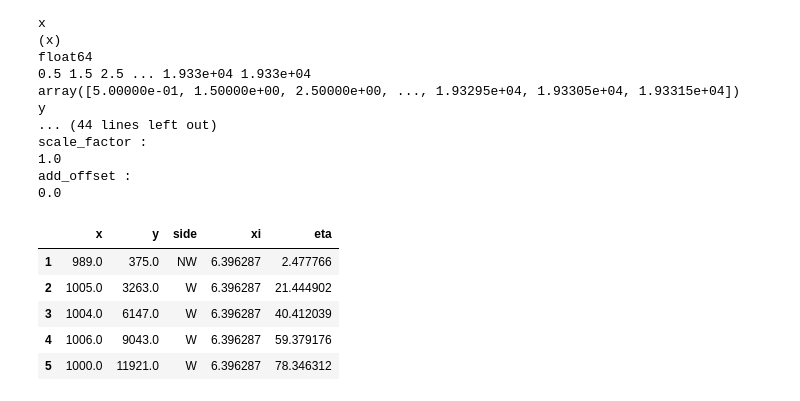
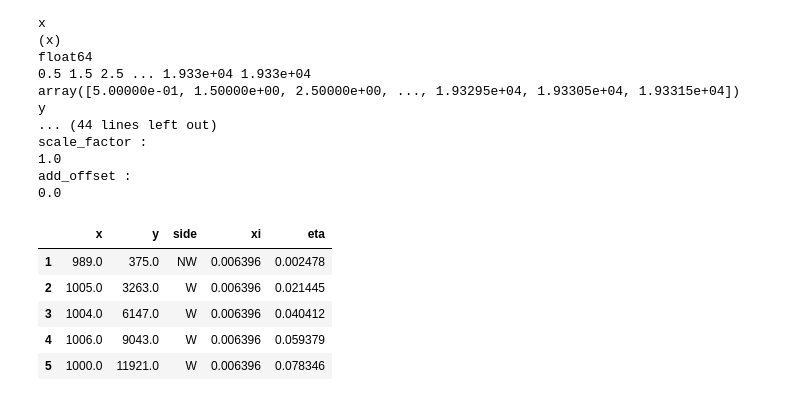
Before and after one commit to lorisdanjou/KH-5_ARGON_images_processing, a Jupyter notebook: internal_orientation.ipynb, the cells around one changed output. Drawn from its saved outputs; the diff is of its cells as text; code cells hidden in the pictures.

```diff
--- a/internal_orientation.ipynb
+++ b/internal_orientation.ipynb
@@ -118,6 +118,7 @@ add_offset :
 # %% [markdown]
 Extract fiducial marks locations in image and fiducial coordinates:
 # %%
+SIZE_FILM = 127e-3
 FMs = pd.DataFrame(
     [
         # top left corner
@@ -169,18 +170,18 @@ FMs.loc[20:24, "side"] = "N"
 # cast as float
 FMs = FMs.astype({"x": float, "y": float})
 
-xiW = FMs.loc[FMs["side"].apply(lambda x: x.__contains__("W")), "x"].mean() * 127/shx
-etaS = FMs.loc[FMs["side"].apply(lambda x: x.__contains__("S")), "y"].mean() * 127/shy
-xiE = FMs.loc[FMs["side"].apply(lambda x: x.__contains__("E")), "x"].mean() * 127/shx
-etaN = FMs.loc[FMs["side"].apply(lambda x: x.__contains__("N")), "y"].mean() * 127/shy
+xiW = FMs.loc[FMs["side"].apply(lambda x: x.__contains__("W")), "x"].mean() * SIZE_FILM/shx
+etaS = FMs.loc[FMs["side"].apply(lambda x: x.__contains__("S")), "y"].mean() * SIZE_FILM/shy
+xiE = FMs.loc[FMs["side"].apply(lambda x: x.__contains__("E")), "x"].mean() * SIZE_FILM/shx
+etaN = FMs.loc[FMs["side"].apply(lambda x: x.__contains__("N")), "y"].mean() * SIZE_FILM/shy
 
 FMs.loc[FMs["side"].apply(lambda x: x.__contains__("W")), "xi"] = xiW
 FMs.loc[FMs["side"].apply(lambda x: x.__contains__("S")), "eta"] = etaS
 FMs.loc[FMs["side"].apply(lambda x: x.__contains__("E")), "xi"] = xiE
 FMs.loc[FMs["side"].apply(lambda x: x.__contains__("N")), "eta"] = etaN
 
-delta_xi = (127 - xiW - (127 - xiE)) / 6
-delta_eta = (127 - etaN - (127 - etaS)) /6
+delta_xi = (SIZE_FILM - xiW - (SIZE_FILM - xiE)) / 6
+delta_eta = (SIZE_FILM - etaN - (SIZE_FILM - etaS)) /6
 
 # FMs.loc[2:6, "eta"] = FMs.loc[2:6, "y"] * 127 / shy
 # FMs.loc[8:12, "xi"] = FMs.loc[8:12, "x"] * 127 / shx
@@ -366,44 +367,44 @@ FMs.loc[2:6, "side"] = "W"
 FMs.loc[7, "side"] = "SW"
 FMs.loc[8:12, "side"] = "S"
 FMs.loc[13, "side"] = "SE"
 FMs.loc[14:18, "side"] = "E"
 FMs.loc[19, "side"] = "NE"
 FMs.loc[20:24, "side"] = "N"
 
 # cast as float
 FMs = FMs.astype({"x": float, "y": float})
 
-xiW = FMs.loc[FMs["side"].apply(lambda x: x.__contains__("W")), "x"].mean() * 127/shx
-etaS = FMs.loc[FMs["side"].apply(lambda x: x.__contains__("S")), "y"].mean() * 127/shy
-xiE = FMs.loc[FMs["side"].apply(lambda x: x.__contains__("E")), "x"].mean() * 127/shx
-etaN = FMs.loc[FMs["side"].apply(lambda x: x.__contains__("N")), "y"].mean() * 127/shy
+xiW = FMs.loc[FMs["side"].apply(lambda x: x.__contains__("W")), "x"].mean() * SIZE_FILM/shx
+etaS = FMs.loc[FMs["side"].apply(lambda x: x.__contains__("S")), "y"].mean() * SIZE_FILM/shy
+xiE = FMs.loc[FMs["side"].apply(lambda x: x.__contains__("E")), "x"].mean() * SIZE_FILM/shx
+etaN = FMs.loc[FMs["side"].apply(lambda x: x.__contains__("N")), "y"].mean() * SIZE_FILM/shy
 
 FMs.loc[FMs["side"].apply(lambda x: x.__contains__("W")), "xi"] = xiW
 FMs.loc[FMs["side"].apply(lambda x: x.__contains__("S")), "eta"] = etaS
 FMs.loc[FMs["side"].apply(lambda x: x.__contains__("E")), "xi"] = xiE
 FMs.loc[FMs["side"].apply(lambda x: x.__contains__("N")), "eta"] = etaN
 
-delta_xi = (127 - xiW - (127 - xiE)) / 6
-delta_eta = (127 - etaN - (127 - etaS)) /6
+delta_xi = (SIZE_FILM - xiW - (SIZE_FILM - xiE)) / 6
+delta_eta = (SIZE_FILM - etaN - (SIZE_FILM - etaS)) /6
 
 # FMs.loc[2:6, "eta"] = FMs.loc[2:6, "y"] * 127 / shy
 # FMs.loc[8:12, "xi"] = FMs.loc[8:12, "x"] * 127 / shx
 # FMs.loc[14:18, "eta"] = FMs.loc[14:18, "y"] * 127 / shy
 # FMs.loc[20:24, "xi"] = FMs.loc[20:24, "x"] * 127 / shx
 
 FMs.loc[2:6, "eta"] = etaN + delta_eta * np.array(range(1, 6))
 FMs.loc[8:12, "xi"] = xiW + delta_xi * np.array(range(1, 6))
 FMs.loc[14:18, "eta"] = etaN + delta_eta * np.array(range(5, 0, -1))
 FMs.loc[20:24, "xi"] = xiW + delta_xi * np.array([5, 4, 3, 1]) # missing point here
 
 FMs.head()
 # %% [output]
 |  | x | y | side | xi | eta |
-| 1 | 989.0 | 375.0 | NW | 6.396287 | 2.477766 |
-| 2 | 1005.0 | 3263.0 | W | 6.396287 | 21.444902 |
-| 3 | 1004.0 | 6147.0 | W | 6.396287 | 40.412039 |
-| 4 | 1006.0 | 9043.0 | W | 6.396287 | 59.379176 |
-| 5 | 1000.0 | 11921.0 | W | 6.396287 | 78.346312 |
+| 1 | 989.0 | 375.0 | NW | 0.006396 | 0.002478 |
+| 2 | 1005.0 | 3263.0 | W | 0.006396 | 0.021445 |
+| 3 | 1004.0 | 6147.0 | W | 0.006396 | 0.040412 |
+| 4 | 1006.0 | 9043.0 | W | 0.006396 | 0.059379 |
+| 5 | 1000.0 | 11921.0 | W | 0.006396 | 0.078346 |
 # %%
 fig, axs = plt.subplots(ncols=2, figsize=(10, 5))
 axs[0].scatter(FMs.x, FMs.y, color='r')
```
Also changed, not shown: parts of 6 cells of this notebook, 1 other file.
